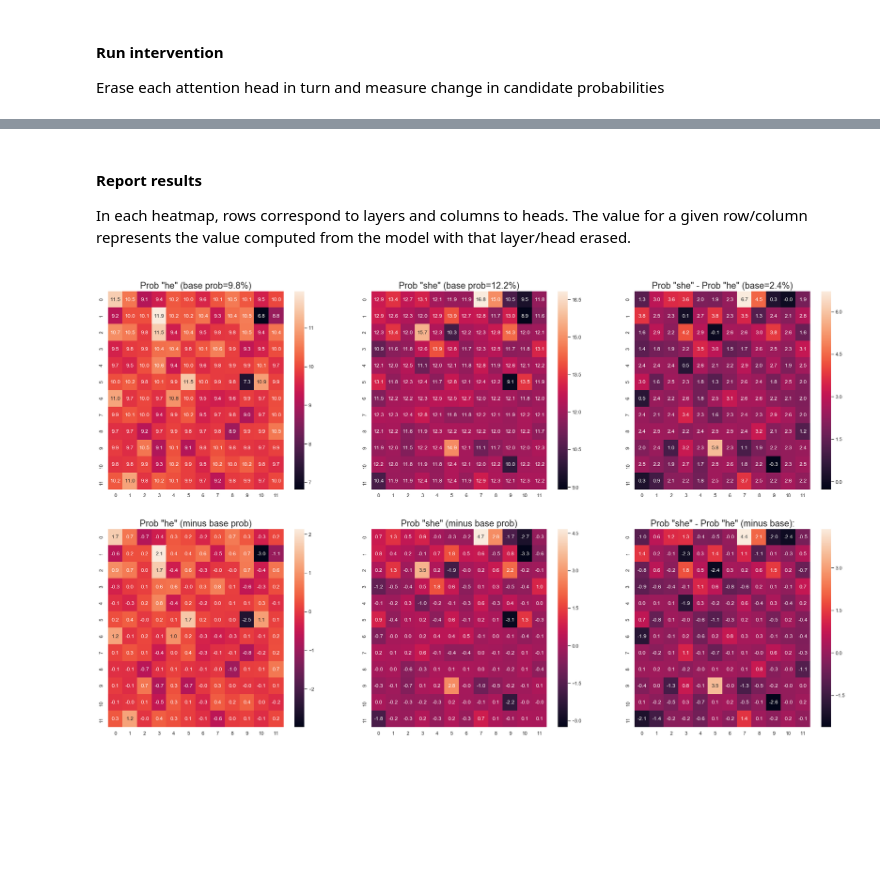
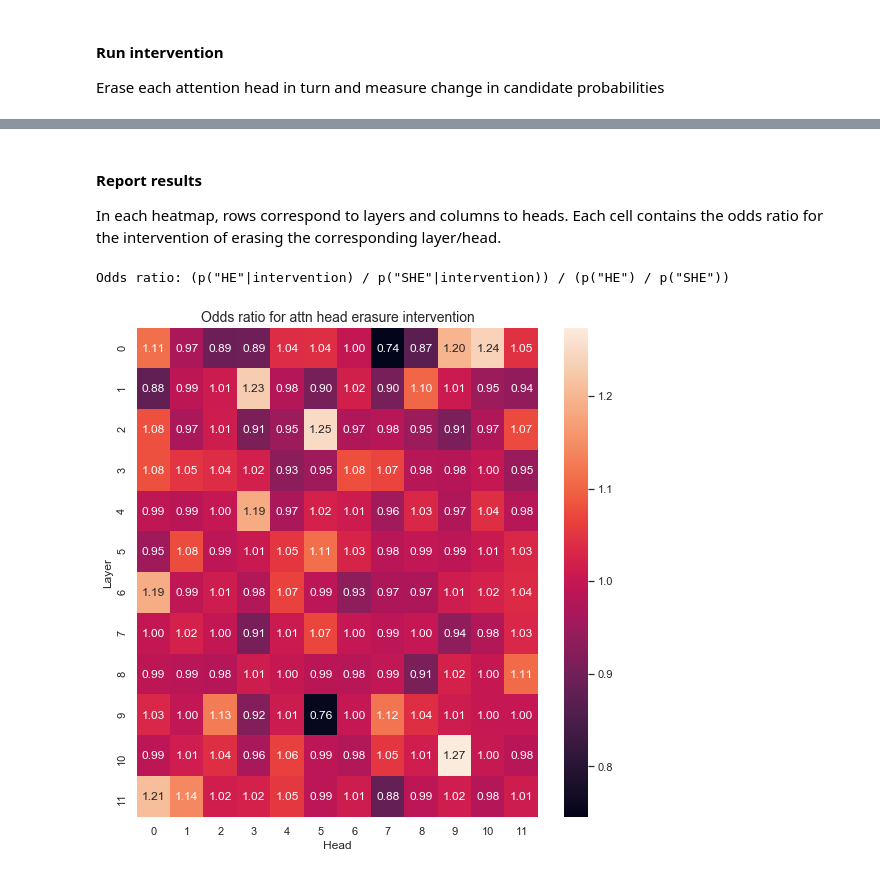
Before and after one commit to mattf1n/lm-intervention, a Jupyter notebook: attn_head_erasure.ipynb, the cells around one changed output, grey strips where cells are left out. Saved outputs shown, nothing was run; the diff lists cells and outputs as text; code cells hidden in the pictures; blank space fills up the shorter version.

Commit message:
Report odds ratio instead of probability differences. Consolidate into one figure.

```diff
--- a/attn_head_erasure.ipynb
+++ b/attn_head_erasure.ipynb
@@ -145,44 +158,27 @@ Base case: The teacher said that ____
 # %% [markdown]
 #### Report results
-In each heatmap, rows correspond to layers and columns to heads. The value for a given row/column represents the value computed from the model with that layer/head erased.
+In each heatmap, rows correspond to layers and columns to heads. Each cell contains the odds ratio for the intervention of erasing the corresponding layer/head.
-# %%
-# print("{}: {:.2f}%".format(token, (base_probs[1] - base_probs[0]) * 100))
-
-candidate1 = intervention.candidates[0][1:]
-candidate2 = intervention.candidates[1][1:]
-candidate1_base_prob = base_probs[0] * 100
-candidate2_base_prob = base_probs[1] * 100
-
-data = [
-    (candidate1_probs, f'\nProb "{candidate1}" (base prob={candidate1_base_prob:.1f}%)'),
-    (candidate2_probs, f'\nProb "{candidate2}" (base prob={candidate2_base_prob:.1f}%)'),
-    (candidate2_probs - candidate1_probs,
-         f'\nProb "{candidate2}" - Prob "{candidate1}" (base={candidate2_base_prob - candidate1_base_prob:.1f}%)'),
-    (candidate1_probs - candidate1_base_prob, f'\nProb "{candidate1}" (minus base prob)'),
-    (candidate2_probs - candidate2_base_prob, f'\nProb "{candidate2}" (minus base prob)'),
-    ((candidate2_probs - candidate1_probs) - (candidate2_base_prob - candidate1_base_prob),
-         f'\nProb "{candidate2}" - Prob "{candidate1}" (minus base):')
-]
-
-visualize = True
-if visualize:
-    display(HTML("<style>.container { width:100% !important; }</style>"))
-    sns.set()
-    n_plots = 6
-    plot_size_vert = 9
-    plot_size_horiz = 10
-    n_cols = 3
-    n_rows = int(math.ceil(n_plots / n_cols))
-    fig, axs = plt.subplots(n_rows, n_cols, figsize=(n_cols * plot_size_horiz, n_rows * plot_size_vert))
-    for i, (arr, title) in enumerate(data):
-        row = i // n_cols
-        col = i % n_cols
-        ax = sns.heatmap(arr, ax=axs[row][col], annot=True, fmt=".1f")
-        ax.set_title(title, size=20)
-else:
-    torch.set_printoptions(precision=1, sci_mode=False)
-    for arr, title in data:
-        print("\n" + title)
-        print(arr)
-# %% [output]
-[figure, removed]
+# %%
+candidate1 = intervention.candidates[0][1:].upper()
+candidate2 = intervention.candidates[1][1:].upper()
+candidate1_base_prob = base_probs[0]
+candidate2_base_prob = base_probs[1]
+
+odds_base = candidate1_base_prob / candidate2_base_prob
+odds_intervention = candidate1_probs / candidate2_probs
+odds_ratio = odds_intervention / odds_base
+
+print(f'Odds ratio: (p("{candidate1}"|intervention) / p("{candidate2}"|intervention)) / (p("{candidate1}") / p("{candidate2}"))')
+
+visualize = True
+if visualize:
+    plt.figure(figsize=(9,9))
+    ax = sns.heatmap(odds_ratio, annot=True, annot_kws={"size": 12}, fmt=".2f")
+    ax.set_title("Odds ratio for attn head erasure intervention", size=14)
+    ax.set(xlabel='Head', ylabel='Layer')
+else:
+    torch.set_printoptions(precision=1, sci_mode=False)
+    print(arr)
+# %% [output]
+Odds ratio: (p("HE"|intervention) / p("SHE"|intervention)) / (p("HE") / p("SHE"))
+[figure, added]
```
Also changed, not shown: parts of 2 cells of this notebook.
